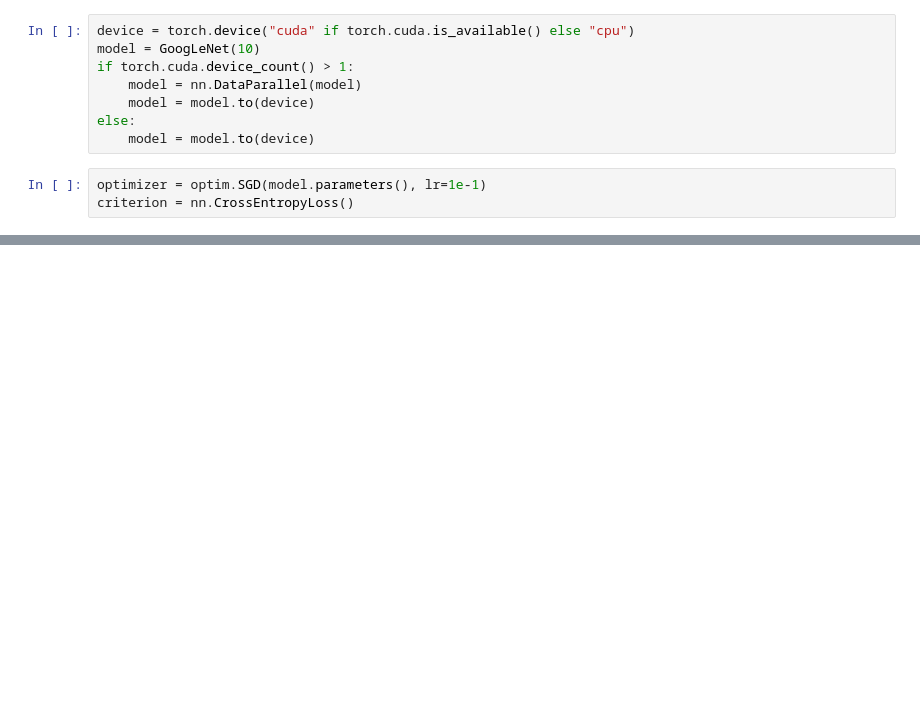
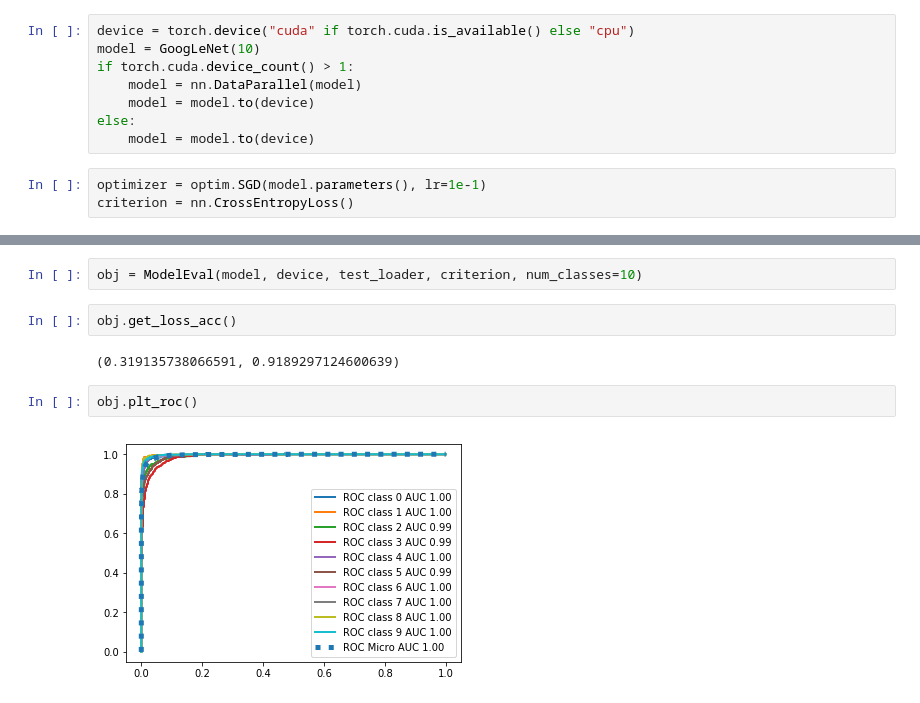
Before and after one commit to zingp/ml-py-lib, a Jupyter notebook: PyTorchCS/GoogLeNetCifar10.ipynb, the cells around one changed output, grey strips where cells are left out. Saved outputs shown, nothing was run; the diff lists cells and outputs as text; blank space fills up the shorter version.

```diff
--- a/PyTorchCS/GoogLeNetCifar10.ipynb
+++ b/PyTorchCS/GoogLeNetCifar10.ipynb
@@ -234,0 +320,10 @@ Epoch:100|Train Loss:0.018891807007467655|Train Acc:0.994025408670931|Val Loss:0
+# %%
+obj = ModelEval(model, device, test_loader, criterion, num_classes=10)
+# %%
+obj.get_loss_acc()
+# %% [output]
+(0.319135738066591, 0.9189297124600639)
+# %%
+obj.plt_roc()
+# %% [output]
+[figure, added]
```
Also changed, not shown: parts of 5 cells of this notebook.
